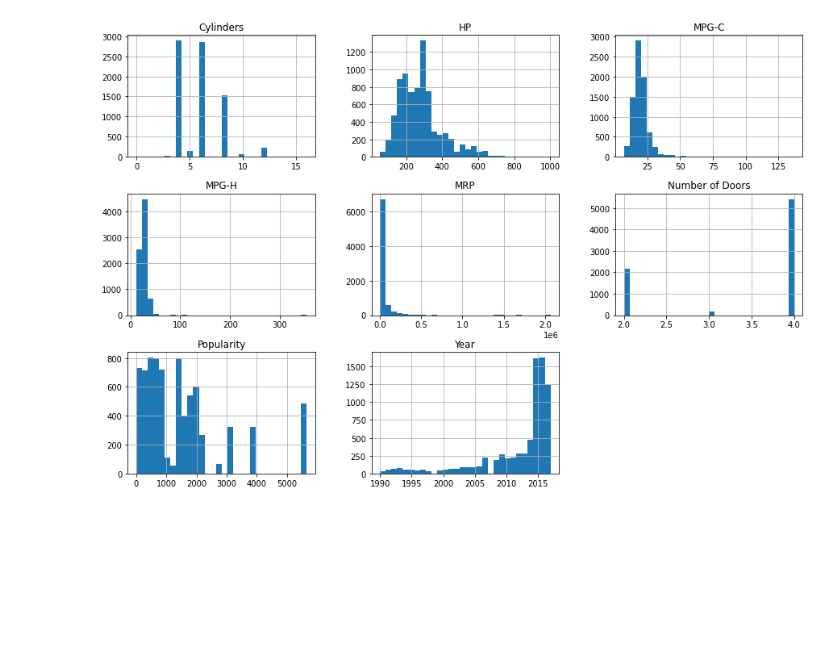
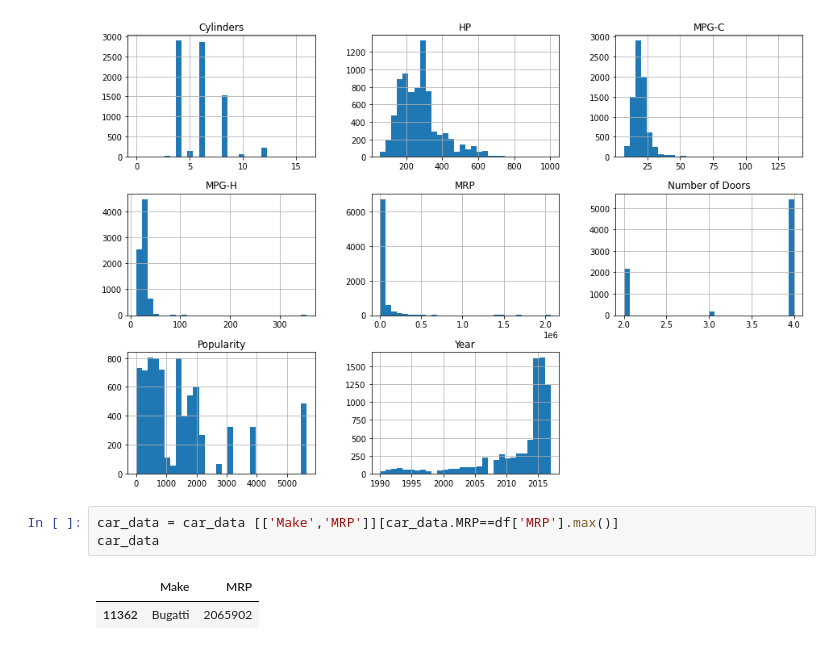
Before and after one commit to devkhetan/ML-Internship, a Jupyter notebook: ML_internship_Project.ipynb, the cells around one changed output. Cells and saved outputs as stored; diff of their text form; blank space fills up the shorter version.

```diff
--- a/ML_internship_Project.ipynb
+++ b/ML_internship_Project.ipynb
@@ -183,3 +183,9 @@ array([[<matplotlib.axes._subplots.AxesSubplot object at 0x...>,
         <matplotlib.axes._subplots.AxesSubplot object at 0x...>]],
       dtype=object)
 [figure]
+# %%
+car_data = car_data [['Make','MRP']][car_data.MRP==df['MRP'].max()]
+car_data
+# %% [output]
+|  | Make | MRP |
+| 11362 | Bugatti | 2065902 |
```
Also changed, not shown: parts of 1 cell of this notebook.
